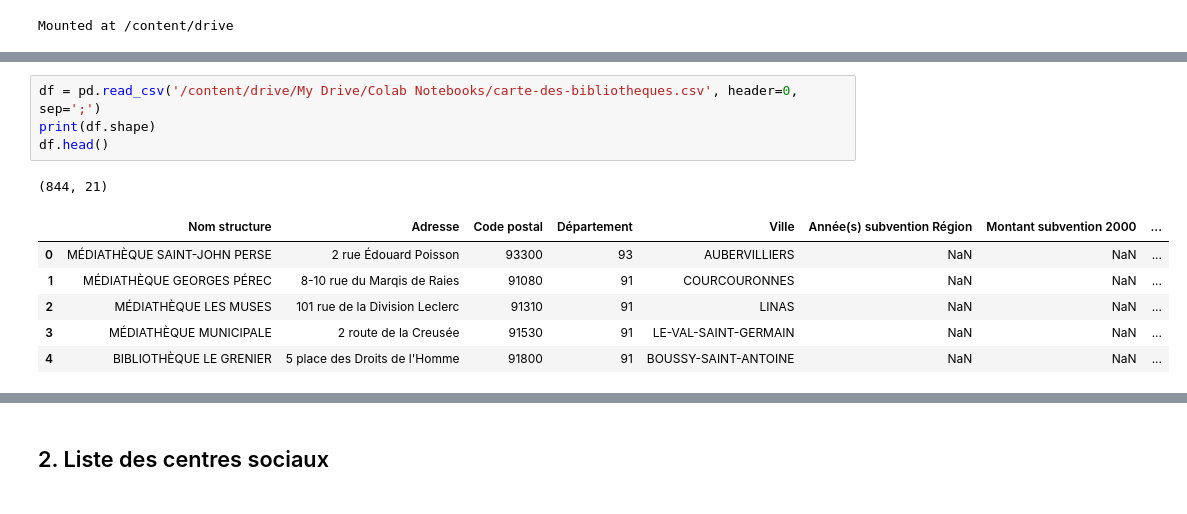
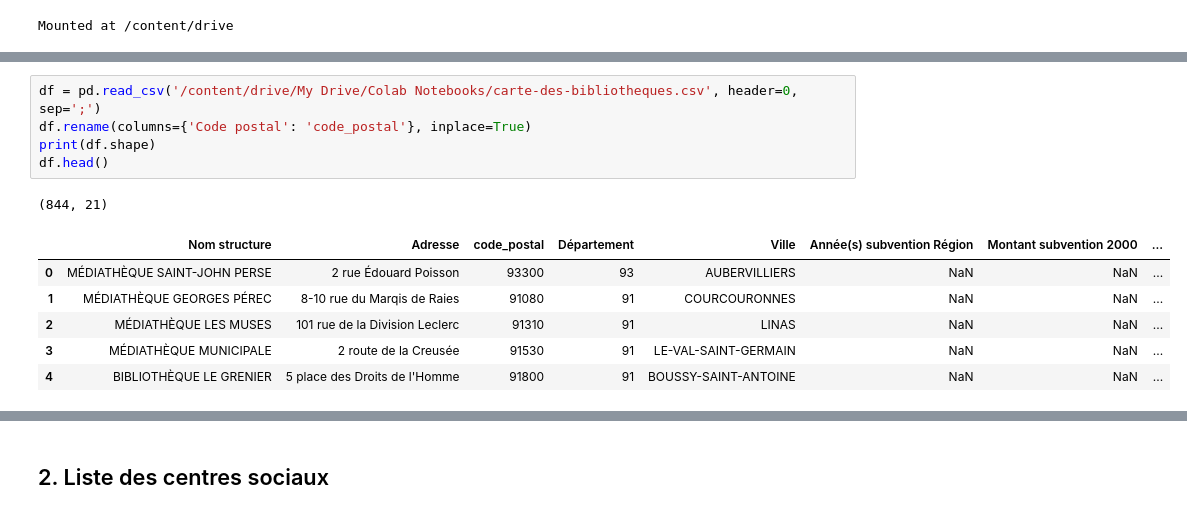
Before and after one commit to dataforgoodfr/batch8_mednum, a Jupyter notebook: notebooks/acces_information.ipynb, the cells around one changed output, grey strips where cells are left out. Drawn from its saved outputs; the diff is of its cells as text.

```diff
--- a/notebooks/acces_information.ipynb
+++ b/notebooks/acces_information.ipynb
@@ -18,10 +75,11 @@ drive/  sample_data/
 # %%
 df = pd.read_csv('/content/drive/My Drive/Colab Notebooks/carte-des-bibliotheques.csv', header=0, sep=';')
+df.rename(columns={'Code postal': 'code_postal'}, inplace=True)
 print(df.shape)
 df.head()
 # %% [output]
 (844, 21)
-|  | Nom structure | Adresse | Code postal | Département | Ville | Année(s) subvention Région | Montant subvention 2000 | ... |
+|  | Nom structure | Adresse | code_postal | Département | Ville | Année(s) subvention Région | Montant subvention 2000 | ... |
 | 0 | MÉDIATHÈQUE SAINT-JOHN PERSE | 2 rue Édouard Poisson | 93300 | 93 | AUBERVILLIERS | NaN | NaN | ... |
 | 1 | MÉDIATHÈQUE GEORGES PÉREC | 8-10 rue du Marqis de Raies | 91080 | 91 | COURCOURONNES | NaN | NaN | ... |
 | 2 | MÉDIATHÈQUE LES MUSES | 101 rue de la Division Leclerc | 91310 | 91 | LINAS | NaN | NaN | ... |
```
Also changed, not shown: parts of 30 cells of this notebook.
